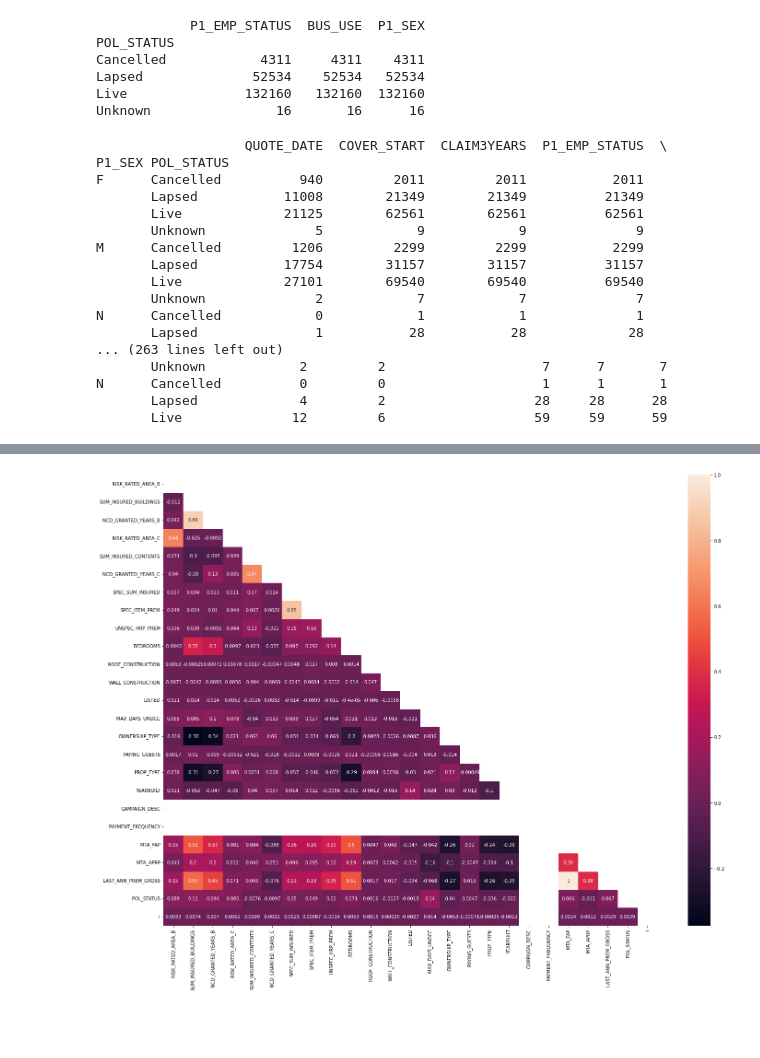
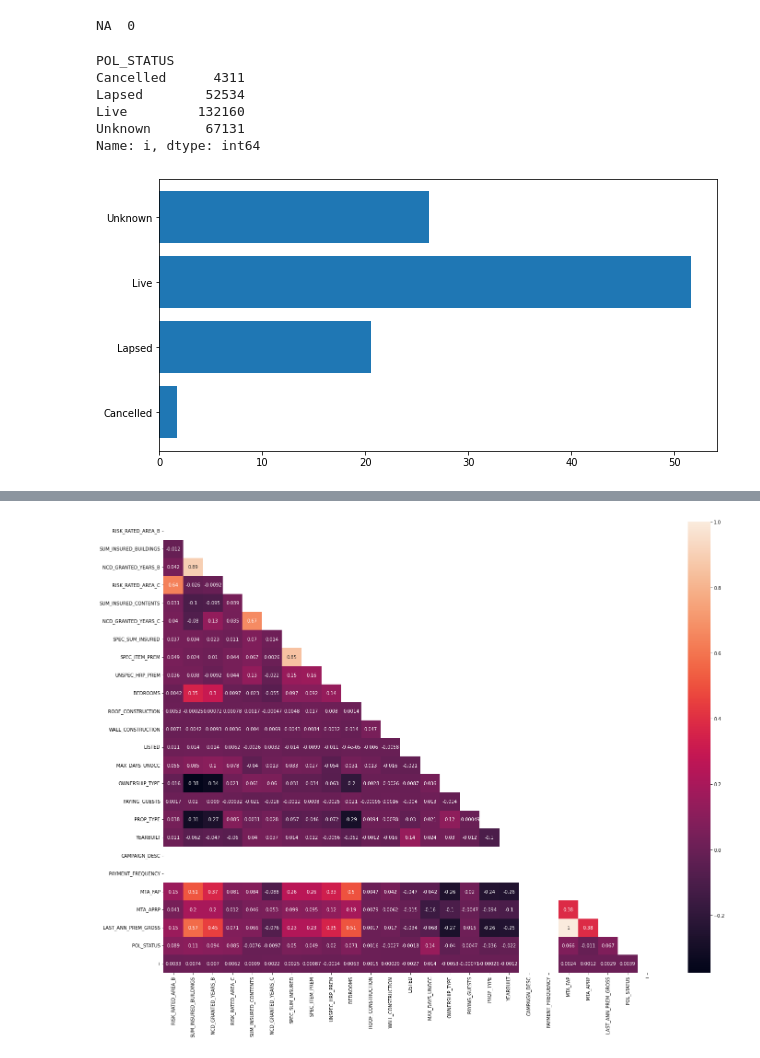
Before and after one commit to miguelsquillari/dataScience, a Jupyter notebook: home_insurance/home_insurance.ipynb, the cells around one changed output, grey strips where cells are left out. Drawn from its saved outputs; the diff is of its cells as text; code cells hidden in the pictures; blank space fills up the shorter version.

```diff
--- a/home_insurance/home_insurance.ipynb
+++ b/home_insurance/home_insurance.ipynb
@@ -82,13 +48,0 @@ Name: 2344, Length: 66, dtype: object
-# %%
-# groupby Polocy_status
-df['POL_STATUS'] = df['POL_STATUS'].astype("string")
-
-df_pol = df.groupby('POL_STATUS').count()
-print(df_pol[['P1_EMP_STATUS', 'BUS_USE', 'P1_SEX']])
-# %% [output]
-            P1_EMP_STATUS  BUS_USE  P1_SEX
-POL_STATUS
-Cancelled            4311     4311    4311
-Lapsed              52534    52534   52534
-Live               132160   132160  132160
-Unknown                16       16      16
@@ -97,20 +49,24 @@ df_sex = df.groupby(['P1_SEX', 'POL_STATUS']).count()
-# %%
-print(df_sex)
-# %% [output]
-                   QUOTE_DATE  COVER_START  CLAIM3YEARS  P1_EMP_STATUS  \
-P1_SEX POL_STATUS
-F      Cancelled          940         2011         2011           2011
-       Lapsed           11008        21349        21349          21349
-       Live             21125        62561        62561          62561
-       Unknown              5            9            9              9
-M      Cancelled         1206         2299         2299           2299
-       Lapsed           17754        31157        31157          31157
-       Live             27101        69540        69540          69540
-       Unknown              2            7            7              7
-N      Cancelled            0            1            1              1
-       Lapsed               1           28           28             28
-... (263 lines left out)
-       Unknown            2         2                    7      7       7
-N      Cancelled          0         0                    1      1       1
-       Lapsed             4         2                   28     28      28
-       Live              12         6                   59     59      59
+# %%
+# lets check de amount of Policys by his state
+from matplotlib.ticker import FuncFormatter
+print("NA ", df['POL_STATUS'].isna().sum())
+
+df.POL_STATUS  = df.POL_STATUS.fillna('Unknown')
+
+d = df.groupby("POL_STATUS")["i"].count()
+display(d)
+
+# Graficamos el Estado de las Polizas
+plt.figure(figsize=(10,5))
+# show percentages
+
+plt.barh(d.index, ((d.values *100)/ df.shape[0])).set_label("polizas")
+# %% [output]
+NA  0
+POL_STATUS
+Cancelled      4311
+Lapsed        52534
+Live         132160
+Unknown       67131
+Name: i, dtype: int64
+[figure, added]
```
Also changed, not shown: parts of 14 cells of this notebook.
